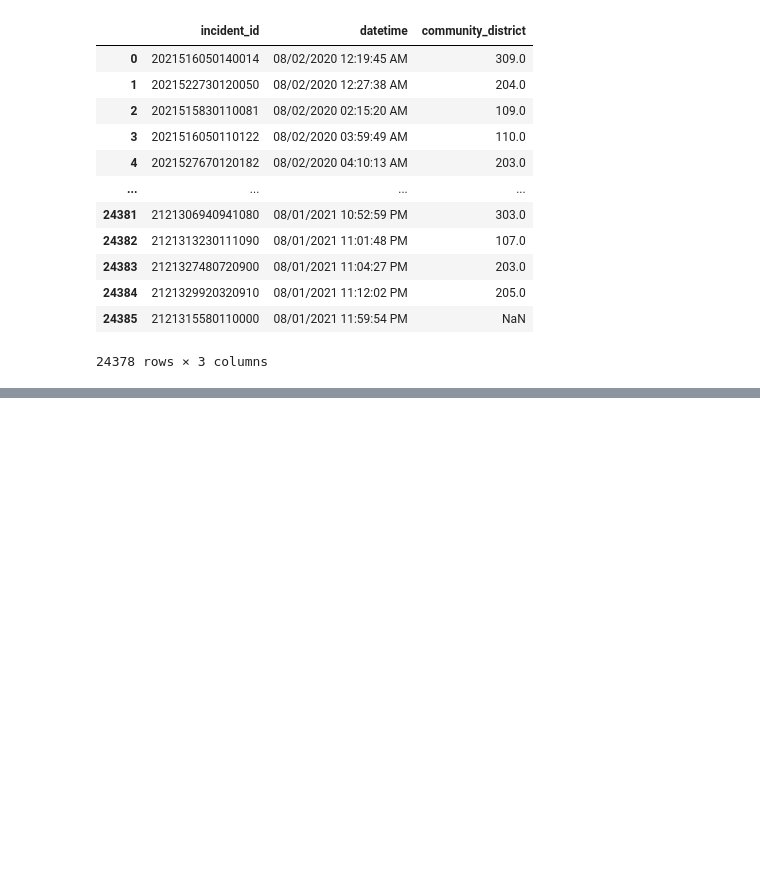
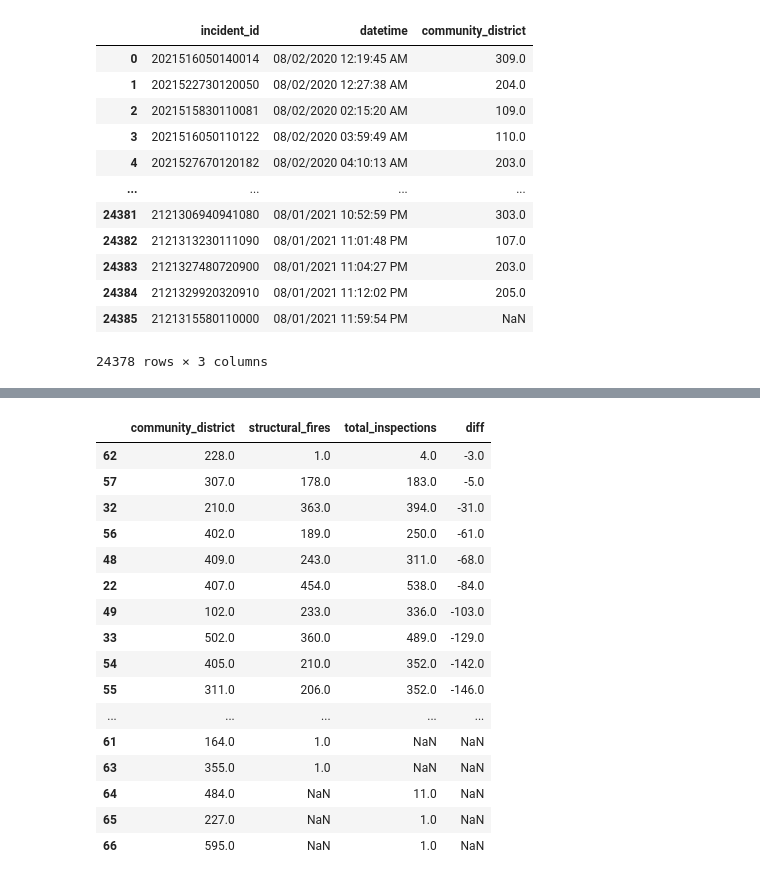
Before and after one commit to sadiebrown50/nyc_rbis_21, a Jupyter notebook: rbis_21.ipynb, the cells around one changed output, grey strips where cells are left out. Drawn from its saved outputs; the diff is of its cells as text; code cells hidden in the pictures; blank space fills up the shorter version.

Commit message:
cleaned and analyzed data for structural fires in the same year. then joined the data sets by community district

```diff
--- a/rbis_21.ipynb
+++ b/rbis_21.ipynb
@@ -290,0 +308,2 @@ fires21
+# %%
+fires21cd = fires21cd.to_frame().reset_index()
@@ -290,0 +326,5 @@ fires21
+# %%
+## now we have to rename the columns again
+fires21cd.rename(columns = {"index": "community_district",
+                           "community_district": "structural_fires"}, inplace = True)
+fires21cd.index.name = 'index'
@@ -290,0 +348,4 @@ fires21
+# %%
+## now we can merge and compare
+
+insp_vs_act = pd.merge(fires21cd, rbis21_cd, on = "community_district", how = 'outer')
@@ -290,0 +368,3 @@ fires21
+# %%
+## now we caluclate the difference in the two
+insp_vs_act["diff"] = insp_vs_act.apply(lambda x: x['structural_fires'] - x['total_inspections'], axis = 1)
@@ -290,0 +408,24 @@ fires21
+# %%
+## And the smallest difference
+## Here we will ask for a larger sample because the tail will include special districts that
+## don't actually house people, like parks and stuff.
+
+insp_vs_act.sort_values(by = 'diff', ascending = False).tail(20)
+# %% [output]
+|  | community_district | structural_fires | total_inspections | diff |
+| 62 | 228.0 | 1.0 | 4.0 | -3.0 |
+| 57 | 307.0 | 178.0 | 183.0 | -5.0 |
+| 32 | 210.0 | 363.0 | 394.0 | -31.0 |
+| 56 | 402.0 | 189.0 | 250.0 | -61.0 |
+| 48 | 409.0 | 243.0 | 311.0 | -68.0 |
+| 22 | 407.0 | 454.0 | 538.0 | -84.0 |
+| 49 | 102.0 | 233.0 | 336.0 | -103.0 |
+| 33 | 502.0 | 360.0 | 489.0 | -129.0 |
+| 54 | 405.0 | 210.0 | 352.0 | -142.0 |
+| 55 | 311.0 | 206.0 | 352.0 | -146.0 |
+| ... | ... | ... | ... | ... |
+| 61 | 164.0 | 1.0 | NaN | NaN |
+| 63 | 355.0 | 1.0 | NaN | NaN |
+| 64 | 484.0 | NaN | 11.0 | NaN |
+| 65 | 227.0 | NaN | 1.0 | NaN |
+| 66 | 595.0 | NaN | 1.0 | NaN |
```
Also changed, not shown: parts of 8 cells of this notebook.
